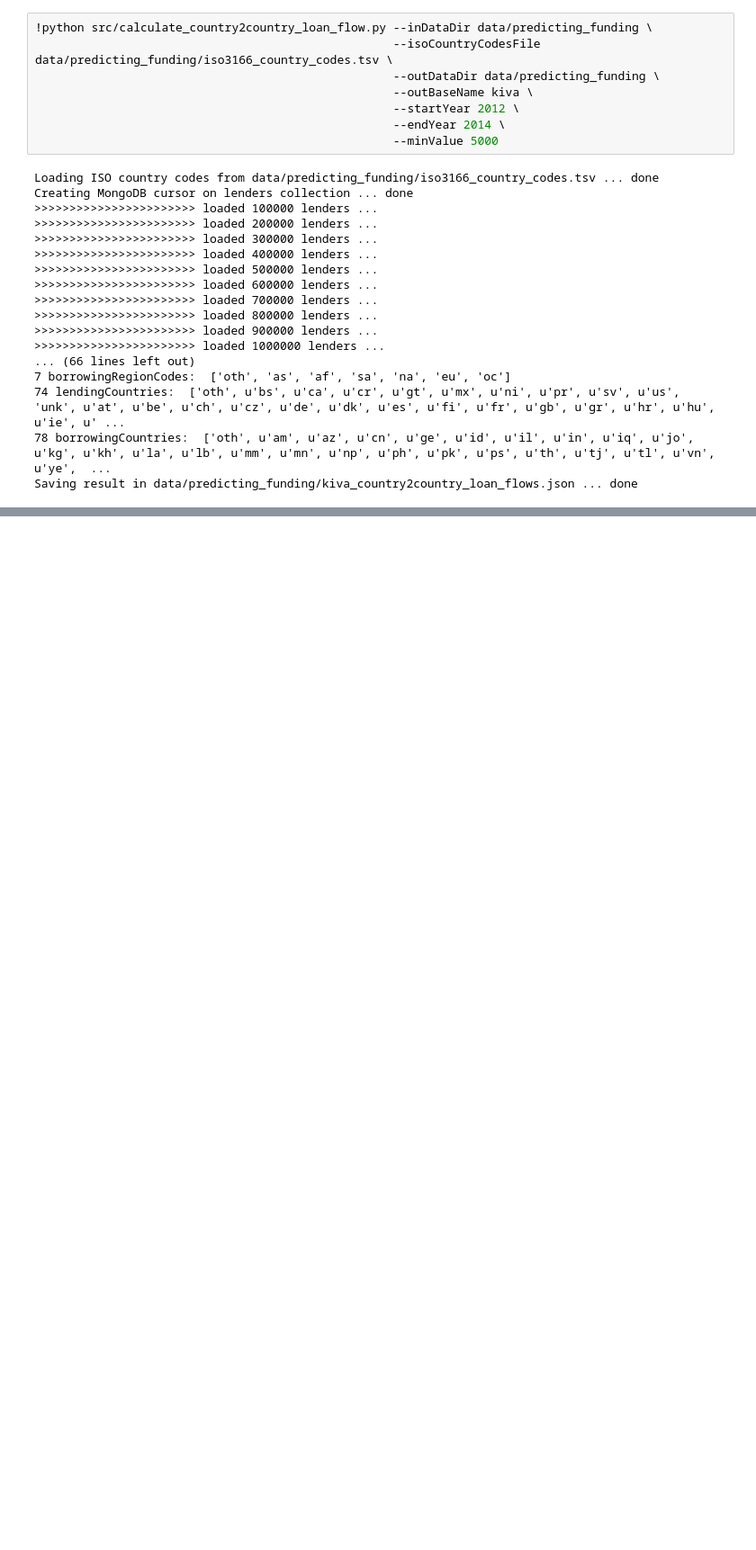
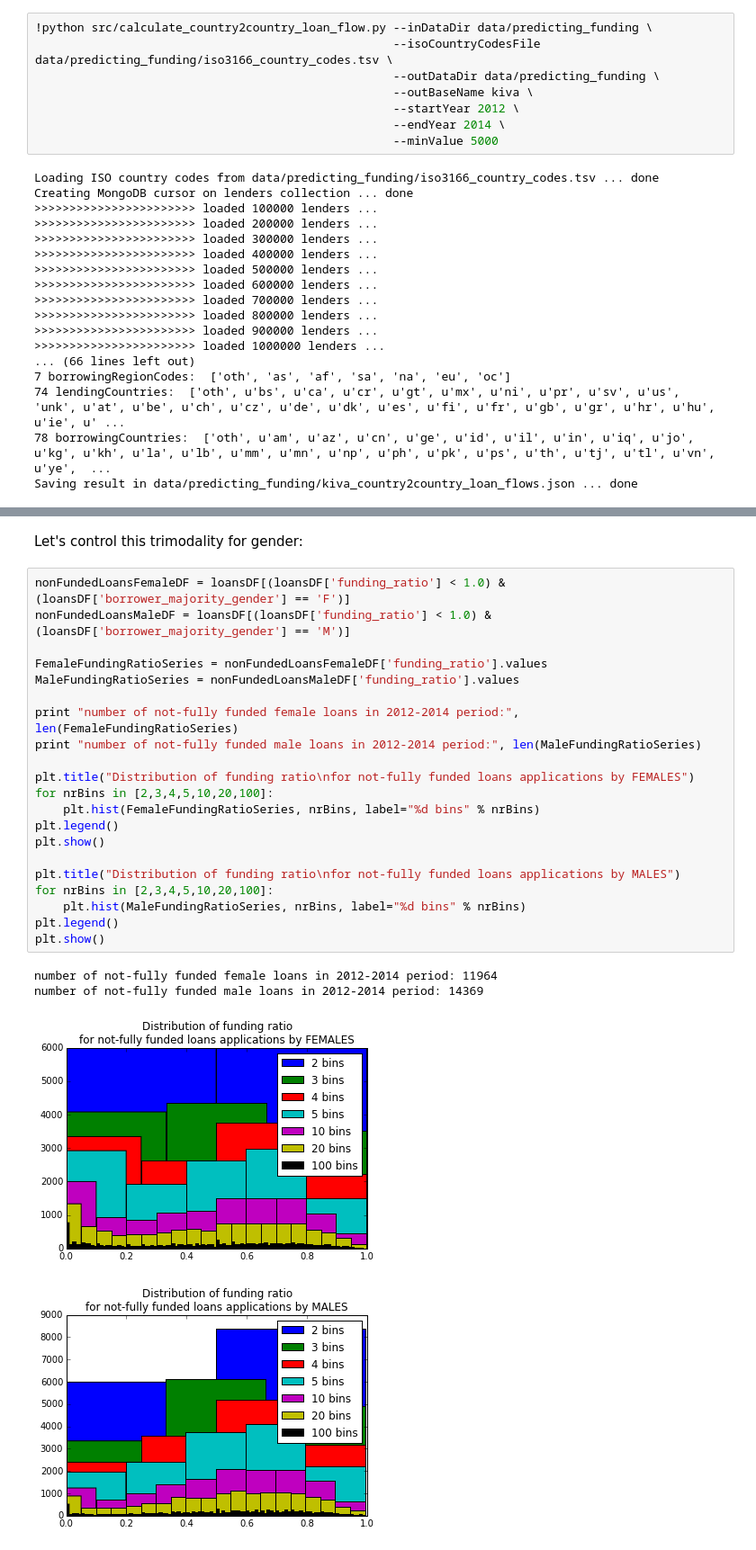
Before and after one commit to fdurant/kiva_project, a Jupyter notebook: Kiva_predicting_loan_funding.ipynb, the cells around one changed output, grey strips where cells are left out. Shown at 90% size. Drawn from its saved outputs; the diff is of its cells as text; blank space fills up the shorter version.

```diff
--- a/Kiva_predicting_loan_funding.ipynb
+++ b/Kiva_predicting_loan_funding.ipynb
@@ -398,0 +405,28 @@ Saving result in data/predicting_funding/kiva_country2country_loan_flows.json ..
+# %% [markdown]
+Let's control this trimodality for gender:
+# %%
+nonFundedLoansFemaleDF = loansDF[(loansDF['funding_ratio'] < 1.0) & (loansDF['borrower_majority_gender'] == 'F')]
+nonFundedLoansMaleDF = loansDF[(loansDF['funding_ratio'] < 1.0) & (loansDF['borrower_majority_gender'] == 'M')]
+
+FemaleFundingRatioSeries = nonFundedLoansFemaleDF['funding_ratio'].values
+MaleFundingRatioSeries = nonFundedLoansMaleDF['funding_ratio'].values
+
+print "number of not-fully funded female loans in 2012-2014 period:", len(FemaleFundingRatioSeries)
+print "number of not-fully funded male loans in 2012-2014 period:", len(MaleFundingRatioSeries)
+
+plt.title("Distribution of funding ratio\nfor not-fully funded loans applications by FEMALES")
+for nrBins in [2,3,4,5,10,20,100]:
+    plt.hist(FemaleFundingRatioSeries, nrBins, label="%d bins" % nrBins)
+plt.legend()
+plt.show()
+
+plt.title("Distribution of funding ratio\nfor not-fully funded loans applications by MALES")
+for nrBins in [2,3,4,5,10,20,100]:
+    plt.hist(MaleFundingRatioSeries, nrBins, label="%d bins" % nrBins)
+plt.legend()
+plt.show()
+# %% [output]
+number of not-fully funded female loans in 2012-2014 period: 11964
+number of not-fully funded male loans in 2012-2014 period: 14369
+[figure, added]
+[figure, added]
```
Also changed, not shown: parts of 10 cells of this notebook.
